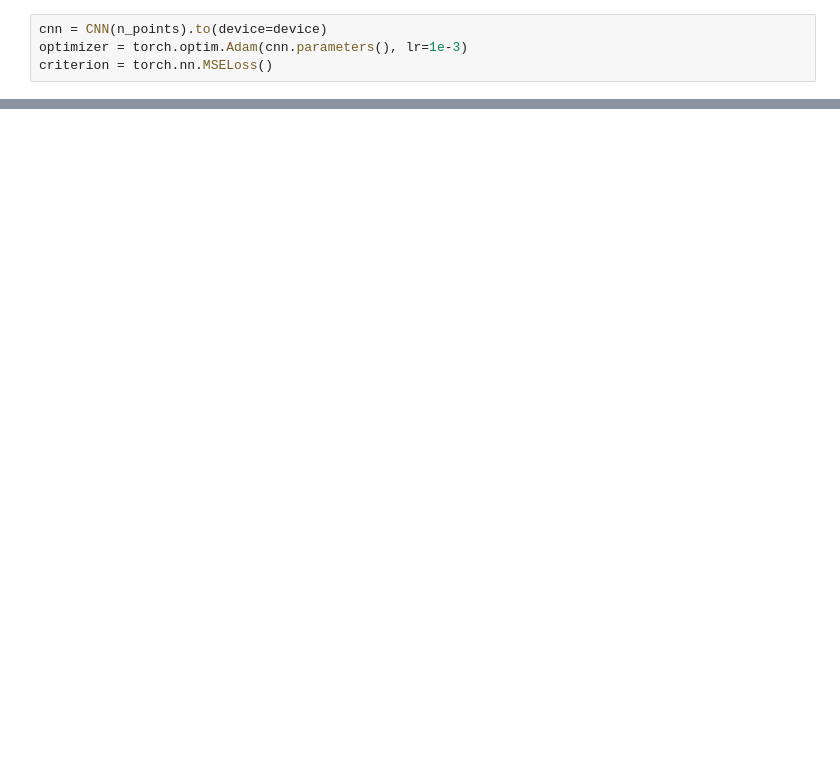
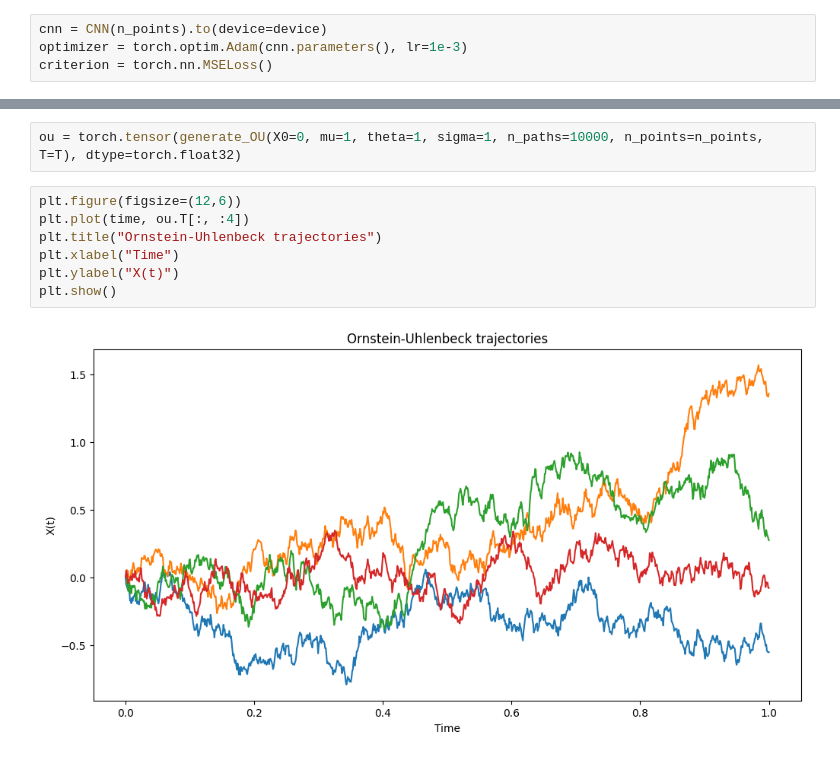
Before and after one commit to leorouppert/time-series-roughness-estimation, a Jupyter notebook: notebooks/demo.ipynb, the cells around one changed output, grey strips where cells are left out. Saved outputs shown, nothing was run; the diff lists cells and outputs as text; blank space fills up the shorter version.

```diff
--- a/notebooks/demo.ipynb
+++ b/notebooks/demo.ipynb
@@ -112,0 +118,11 @@ Predicting with model 1 (CNN)...
+# %%
+ou = torch.tensor(generate_OU(X0=0, mu=1, theta=1, sigma=1, n_paths=10000, n_points=n_points, T=T), dtype=torch.float32)
+# %%
+plt.figure(figsize=(12,6))
+plt.plot(time, ou.T[:, :4])
+plt.title("Ornstein-Uhlenbeck trajectories")
+plt.xlabel("Time")
+plt.ylabel("X(t)")
+plt.show()
+# %% [output]
+[figure, added]
```
Also changed, not shown: parts of 21 cells of this notebook, 5 other files.
